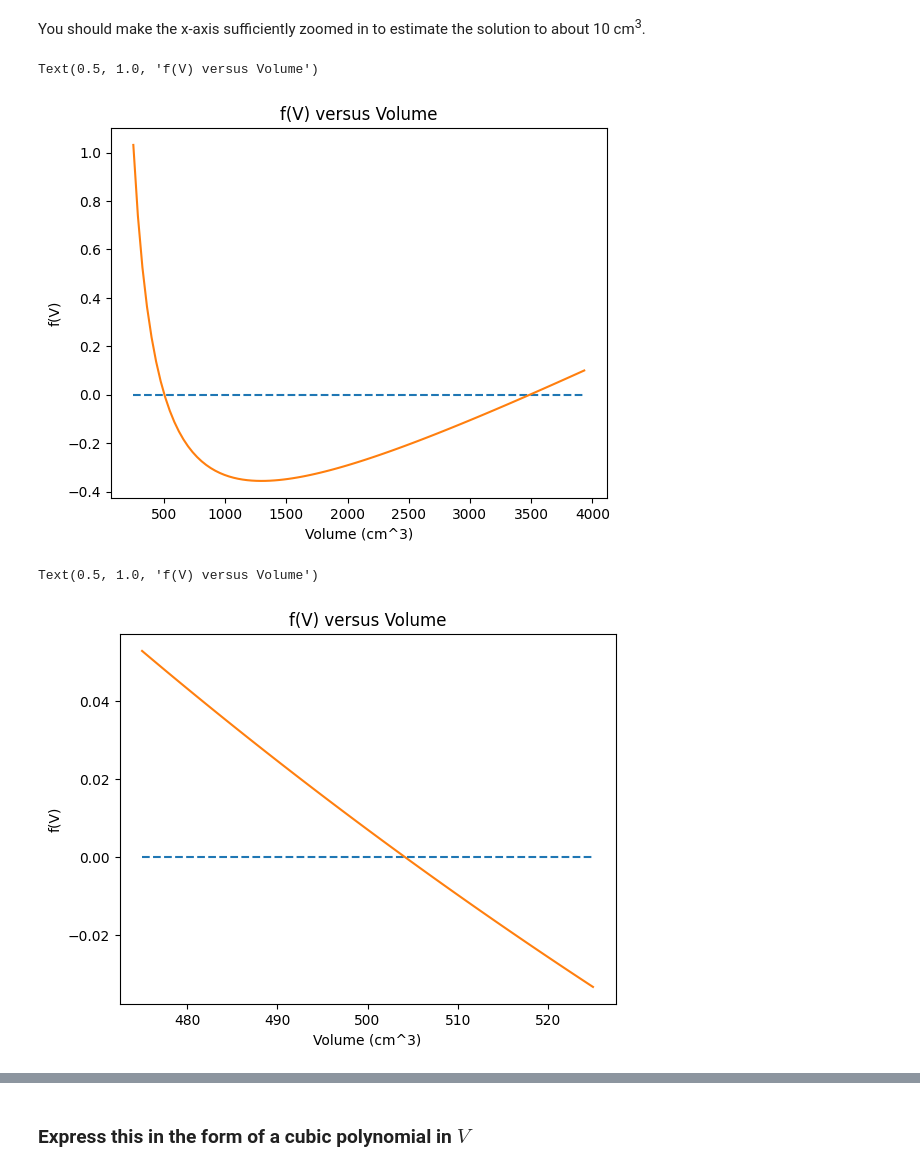
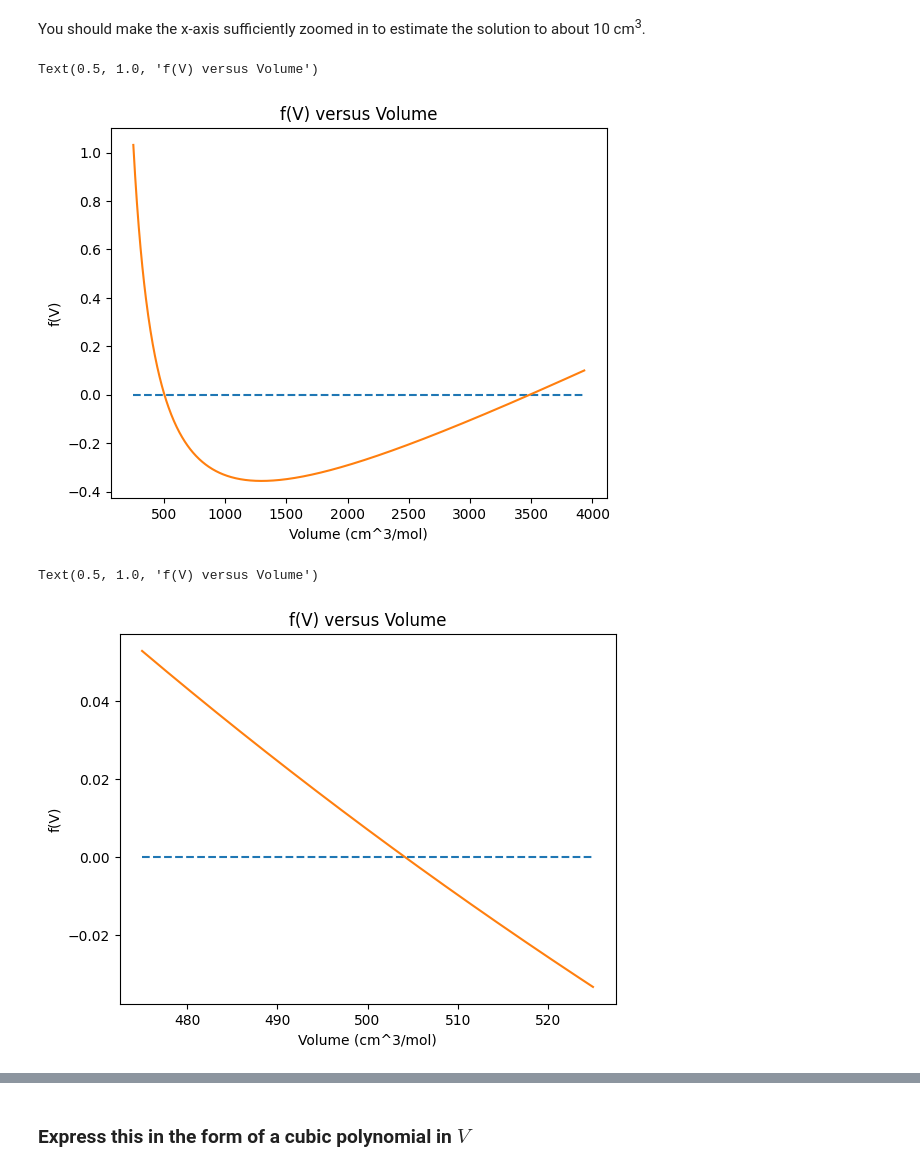
Before and after one commit to sht150/Che_Math, a Jupyter notebook: Homework 1.ipynb, the cells around one changed output, grey strips where cells are left out. Drawn from its saved outputs; the diff is of its cells as text; code cells hidden in the pictures.

```diff
--- a/Homework 1.ipynb
+++ b/Homework 1.ipynb
@@ -63,26 +64,26 @@ You should make the x-axis sufficiently zoomed in to estimate the solution to ab
 # %%
 import matplotlib.pyplot as plt
 
-plotVol=np.linspace(250,Volume,100)
-plt.plot(plotVol, plotVol*0, linestyle = "dashed")
+plotVol=np.linspace(250,Volume,1000) #Defining an array of volumes over a large range to get a first estimate of solution
+plt.plot(plotVol, plotVol*0, linestyle = "dashed") #plotting a line at y=0 to make solutions evident
 plt.plot(plotVol,virial(plotVol))
-plt.xlabel("Volume (cm^3)")
+plt.xlabel("Volume (cm^3/mol)")
 plt.ylabel("f(V)")
 plt.title("f(V) versus Volume")
 # %% [output]
 Text(0.5, 1.0, 'f(V) versus Volume')
-[figure, old version]
+[figure, new version]
 # %%
 #Zoomed-in X-axis; first solution
-plotVol1=np.linspace(475,525,100)
+plotVol1=np.linspace(475,525,1000)
 plt.plot(plotVol1, plotVol1*0, linestyle = "dashed")
 plt.plot(plotVol1,virial(plotVol1))
-plt.xlabel("Volume (cm^3)")
+plt.xlabel("Volume (cm^3/mol)")
 plt.ylabel("f(V)")
 plt.title("f(V) versus Volume")
 # %% [output]
 Text(0.5, 1.0, 'f(V) versus Volume')
-[figure, old version]
+[figure, new version]
 # %%
 #Zoomed-in X-axis, second solution
 plotVol2=np.linspace(3450,3500,100)
```
Also changed, not shown: parts of 18 cells of this notebook.
